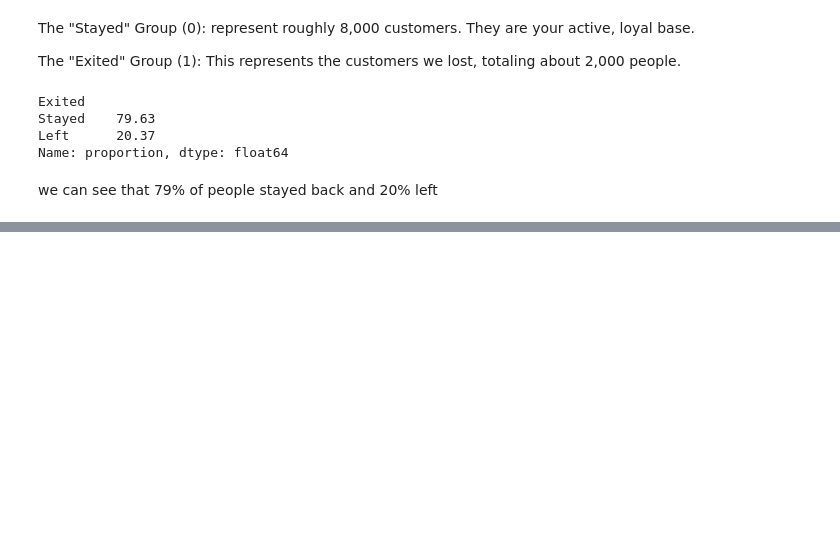
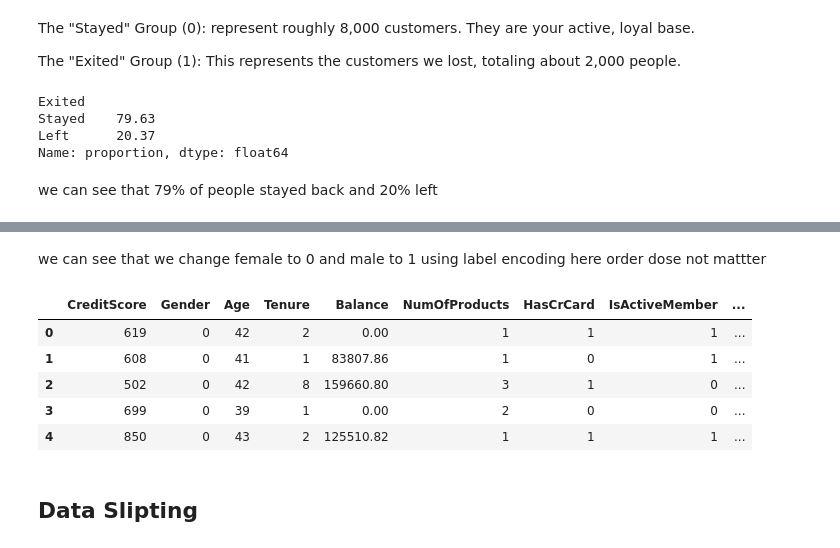
Before and after one commit to chighislian/customer-churn-prediction-ml, a Jupyter notebook: churn.ipynb, the cells around one changed output, grey strips where cells are left out. Cells and saved outputs as stored; diff of their text form; code cells hidden in the pictures; blank space fills up the shorter version.

```diff
--- a/churn.ipynb
+++ b/churn.ipynb
@@ -102,0 +172,5 @@ we can see that 79% of people stayed back and 20% left
+# %%
+le = LabelEncoder()
+df['Gender'] = le.fit_transform(df['Gender'])
+# this will encode the 'Gender' column using label encoding, which converts categorical values into numerical values.
+# This is necessary for machine learning algorithms that require numerical input.
@@ -102,0 +192,17 @@ we can see that 79% of people stayed back and 20% left
+# %% [markdown]
+we can see that we change female to 0 and male to 1 using label encoding here order dose not mattter
+# %%
+df = pd.get_dummies(df, columns=['Geography'], drop_first=True)
+# this will create dummy variables for the 'Geography' column, which is a categorical variable.
+# The 'drop_first=True' parameter is used to avoid multicollinearity by dropping the first category.
+# %%
+df.head()
+# %% [output]
+|  | CreditScore | Gender | Age | Tenure | Balance | NumOfProducts | HasCrCard | IsActiveMember | ... |
+| 0 | 619 | 0 | 42 | 2 | 0.00 | 1 | 1 | 1 | ... |
+| 1 | 608 | 0 | 41 | 1 | 83807.86 | 1 | 0 | 1 | ... |
+| 2 | 502 | 0 | 42 | 8 | 159660.80 | 3 | 1 | 0 | ... |
+| 3 | 699 | 0 | 39 | 1 | 0.00 | 2 | 0 | 0 | ... |
+| 4 | 850 | 0 | 43 | 2 | 125510.82 | 1 | 1 | 1 | ... |
+# %% [markdown]
+## Data Slipting
```
Also changed, not shown: parts of 28 cells of this notebook.
